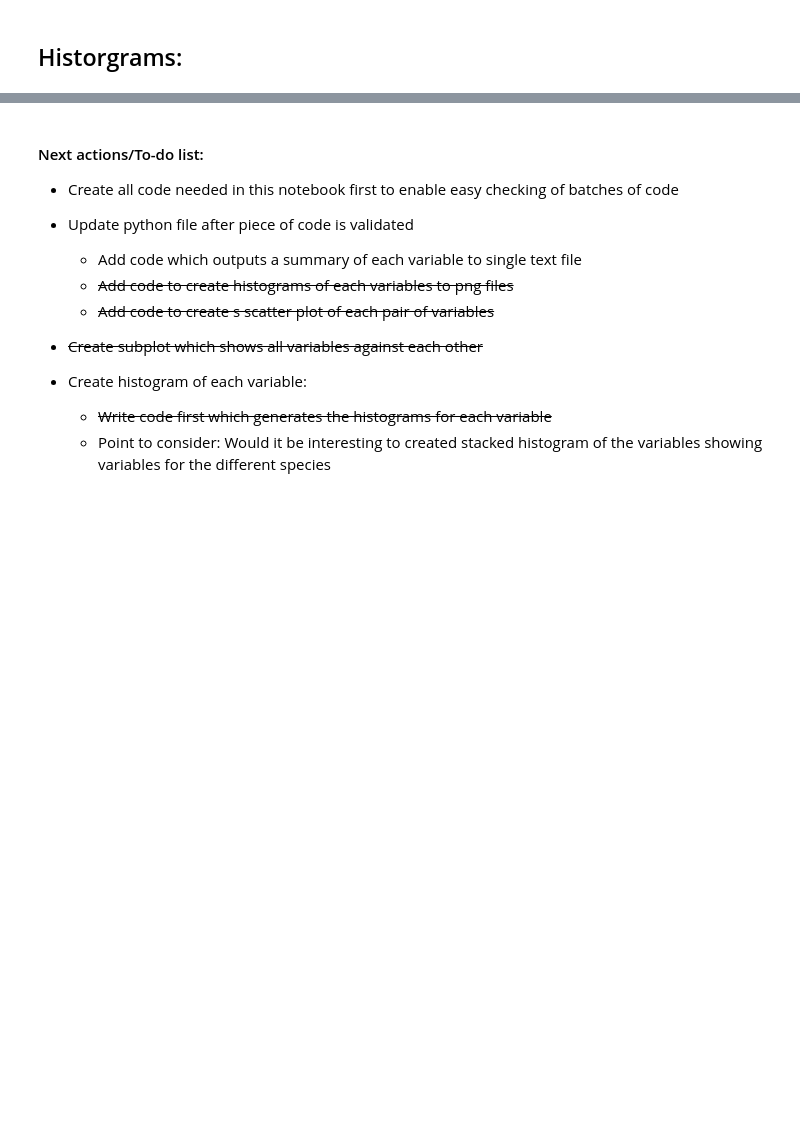
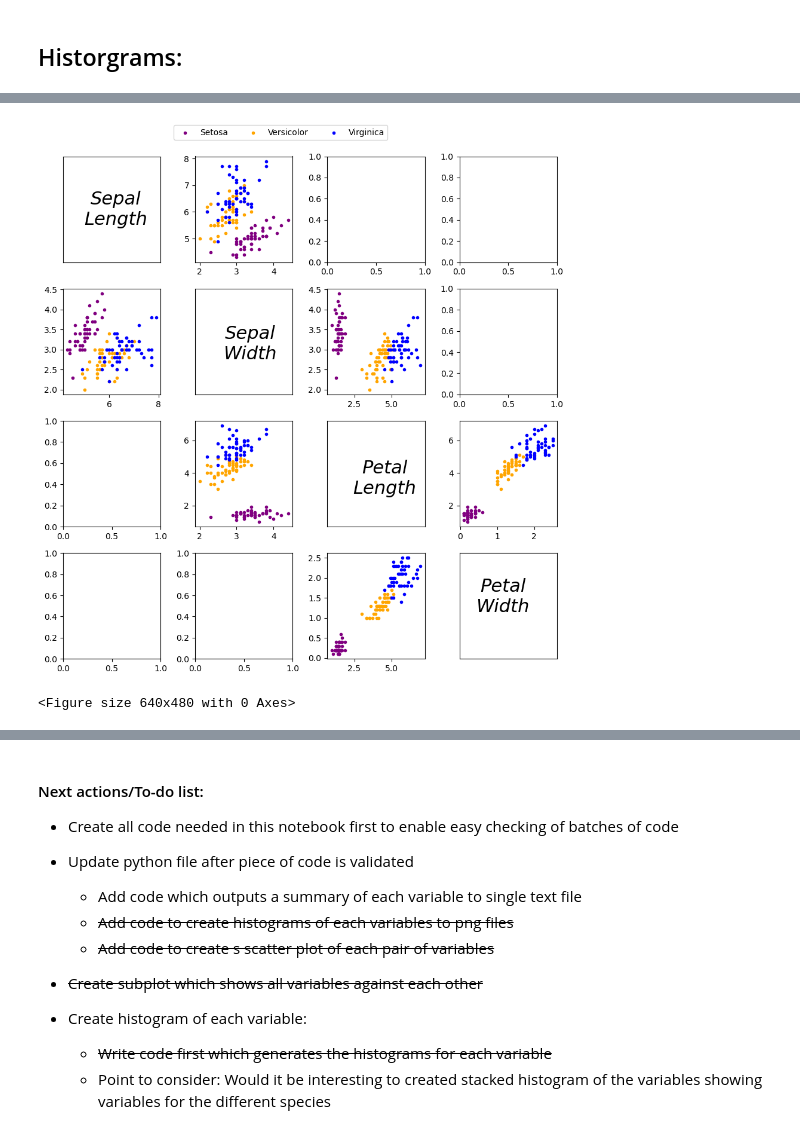
Before and after one commit to Ange-Dvs/pands-project, a Jupyter notebook: iris.ipynb, the cells around one changed output, grey strips where cells are left out. Saved outputs shown, nothing was run; the diff lists cells and outputs as text; code cells hidden in the pictures; blank space fills up the shorter version.

Commit message:
New subplot started to contain all variables in one plot.

```diff
--- a/iris.ipynb
+++ b/iris.ipynb
@@ -224,6 +231,86 @@ virginica_sepal_length = virginica_df['sepal length (cm)']
 virginica_sepal_width = virginica_df['sepal width (cm)']
 virginica_petal_length = virginica_df['petal length (cm)']
 virginica_petal_width = virginica_df['petal width (cm)']
+# %%
+# Setting variables for comparison across the species which will be used for the subplots
+# sepal length vs sepal width, sepal length vs petal length, sepal length vs petal width
+# sepal width vs petal length, sepal width vs petal width
+# petal length vs petal width
+# petal width
+plt.figure(figsize=(9, 9))
+plt.subplot(4, 4, 1)  # Creating a subplot for sepal length vs sepal width
+plt.figtext(.15, .85, 'Sepal\nLength', ha='center', fontsize=22, fontstyle='italic')
+plt.yticks([])
+plt.xticks([])
+
+plt.subplot(4, 4, 2)  # Creating a subplot for sepal length vs petal length
+plt.scatter(setosa_sepal_width,     setosa_sepal_length,        color='PURPLE', label='Setosa', marker = '.')
+plt.scatter(versicolor_sepal_width, versicolor_sepal_length, color='orange', label='Versicolor', marker='.')
+plt.scatter(virginica_sepal_width,  virginica_sepal_length,     color='blue', label='Virginica', marker='.')
+
+plt.subplot(4, 4, 3)  # Creating a subplot for sepal length vs petal width
+
+
+plt.subplot(4, 4, 4) # Creating plot for sepal width vs petal length
+
+
+plt.subplot(4, 4, 5) # Creating plot for sepal width vs petal width
+# Plotting the 3 species to the plot
+plt.scatter(setosa_sepal_length,     setosa_sepal_width,        color='PURPLE', marker = '.')
+plt.scatter(versicolor_sepal_length, versicolor_sepal_width, color='orange', marker='.')
+plt.scatter(virginica_sepal_length,  virginica_sepal_width,     color='blue', marker='.')
+# Set labels and title
+#plt.xlabel('Sepal Length (cm)')
+#plt.ylabel('Sepal Width (cm)')
+
+plt.subplot(4, 4, 6) # Creating plot for petal length vs petal width
+plt.figtext(.40, .60, 'Sepal\nWidth', ha='center', fontsize=22, fontstyle='italic')
+plt.yticks([])
+plt.xticks([])
+
+plt.subplot(4, 4, 7)
+plt.scatter( setosa_petal_length, setosa_sepal_width,     color='PURPLE', marker = '.')
+plt.scatter( versicolor_petal_length, versicolor_sepal_width, color='orange', marker='.')
+plt.scatter( virginica_petal_length, virginica_sepal_width,  color='blue', marker='.')
+
+plt.subplot(4, 4, 8)
+
+plt.subplot(4, 4, 9)
+
+plt.subplot(4, 4, 10)
+plt.scatter(setosa_sepal_width,     setosa_petal_length,        color='PURPLE', marker = '.')
+plt.scatter(versicolor_sepal_width, versicolor_petal_length, color='orange', marker='.')
+plt.scatter(virginica_sepal_width,  virginica_petal_length,     color='blue', marker='.')
+plt.subplot(4, 4, 11)
+plt.figtext(.65, .35, 'Petal\nLength', ha='center', fontsize=22, fontstyle='italic')
+plt.yticks([])
+plt.xticks([])
+
+plt.subplot(4, 4, 12)
+plt.scatter(setosa_petal_width, setosa_petal_length,     color='PURPLE', marker = '.')
+plt.scatter(versicolor_petal_width, versicolor_petal_length, color='orange', marker='.')
+plt.scatter(virginica_petal_width, virginica_petal_length,  color='blue', marker='.')
+
+plt.subplot(4, 4, 13)
+plt.subplot(4, 4, 14)
+plt.subplot(4, 4, 15)
+plt.scatter( setosa_petal_length, setosa_petal_width,     color='PURPLE', marker = '.')
+plt.scatter( versicolor_petal_length, versicolor_petal_width, color='orange', marker='.')
+plt.scatter( virginica_petal_length, virginica_petal_width,  color='blue', marker='.')
+
+plt.subplot(4, 4, 16)
+plt.figtext(.87, .13, 'Petal\nWidth', ha='center', fontsize=22, fontstyle='italic')
+plt.yticks([])
+plt.xticks([])
+
+plt.tight_layout()  # Adjust the layout of subplots to prevent overlapping
+plt.figlegend(loc = "lower left", ncols = 3, bbox_to_anchor=(0.25, 1)) # creating one legend for the subplots and setting it's location to the top center for the plot
+plt.show()
+
+plt.clf() # clears the current plot to allow a fresh plot for the next histogram to be created
+# %% [output]
+[figure, added]
+<Figure size 640x480 with 0 Axes>
 # %%
 # Setting variables for comparison across the species which will be used for the subplots
 # sepal length vs sepal width, sepal length vs petal length, sepal length vs petal width
```
Also changed, not shown: parts of 8 cells of this notebook.
